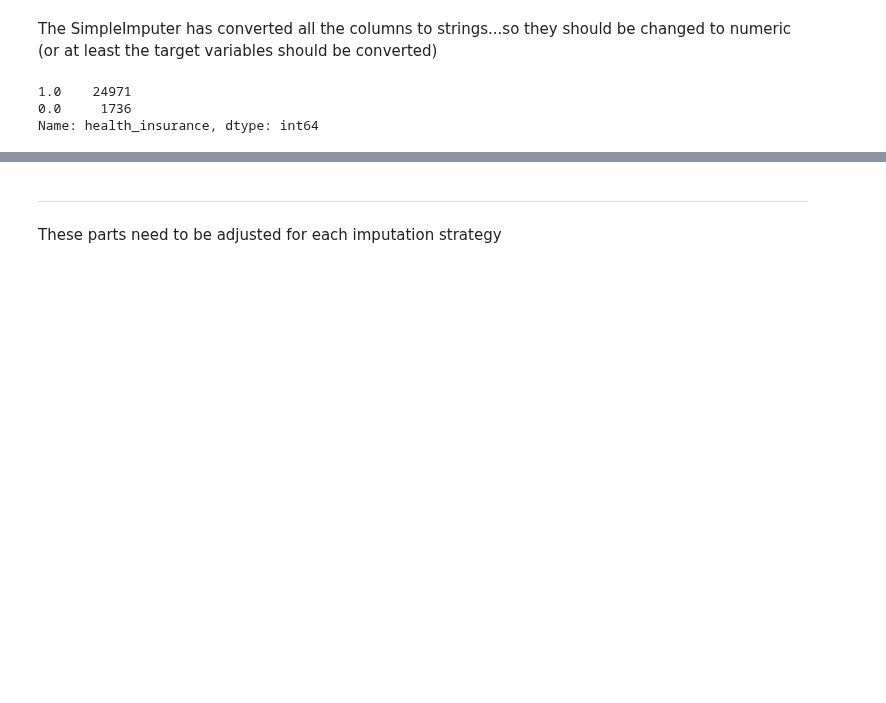
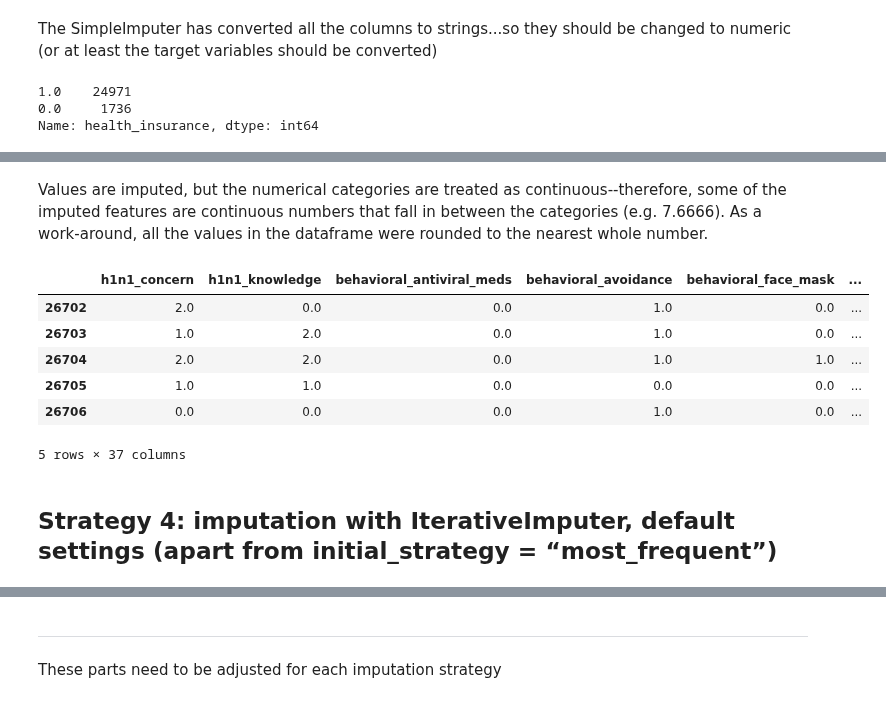
Before and after one commit to RayKwame/TheFluShot, a Jupyter notebook: notebooks/data_cleaning_2nd_iteration.ipynb, the cells around one changed output, grey strips where cells are left out. Cells and saved outputs as stored; diff of their text form; code cells hidden in the pictures; blank space fills up the shorter version.

Commit message:
data cleaning 2021-07-16 afternoon

```diff
--- a/notebooks/data_cleaning_2nd_iteration.ipynb
+++ b/notebooks/data_cleaning_2nd_iteration.ipynb
@@ -443,0 +495,11 @@ X_iter_DT.info()
+# %%
+from sklearn.impute import KNNImputer
+
+#define imputer
+knn_imputer = KNNImputer(n_neighbors=3)
+
+# fit and transform on the dataset
+X_strat3 = knn_imputer.fit_transform(X_iter_knn_num)
+# %%
+col_names = X_iter_knn.columns.values.tolist()
+X_strat3 = pd.DataFrame(X_strat3, columns=col_names)
@@ -443,0 +526,16 @@ X_iter_DT.info()
+# %% [markdown]
+Values are imputed, but the numerical categories are treated as continuous--therefore, some of the imputed features are continuous numbers that fall in between the categories (e.g. 7.6666). As a work-around, all the values in the dataframe were rounded to the nearest whole number.
+# %%
+X_strat3 = X_strat3.round()
+# %%
+X_strat3.tail()
+# %% [output]
+|  | h1n1_concern | h1n1_knowledge | behavioral_antiviral_meds | behavioral_avoidance | behavioral_face_mask | ... |
+| 26702 | 2.0 | 0.0 | 0.0 | 1.0 | 0.0 | ... |
+| 26703 | 1.0 | 2.0 | 0.0 | 1.0 | 0.0 | ... |
+| 26704 | 2.0 | 2.0 | 0.0 | 1.0 | 1.0 | ... |
+| 26705 | 1.0 | 1.0 | 0.0 | 0.0 | 0.0 | ... |
+| 26706 | 0.0 | 0.0 | 0.0 | 1.0 | 0.0 | ... |
+5 rows × 37 columns
+# %% [markdown]
+## Strategy 4:  imputation with IterativeImputer, default settings (apart from initial_strategy = “most_frequent”)
```
Also changed, not shown: parts of 126 cells of this notebook.
